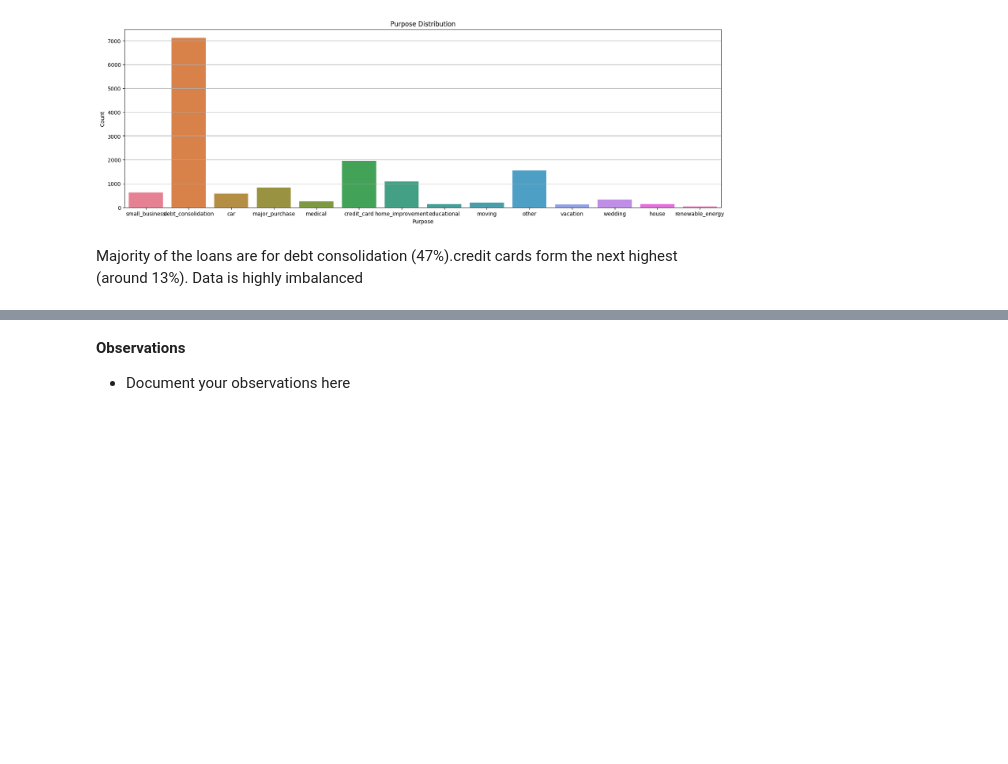
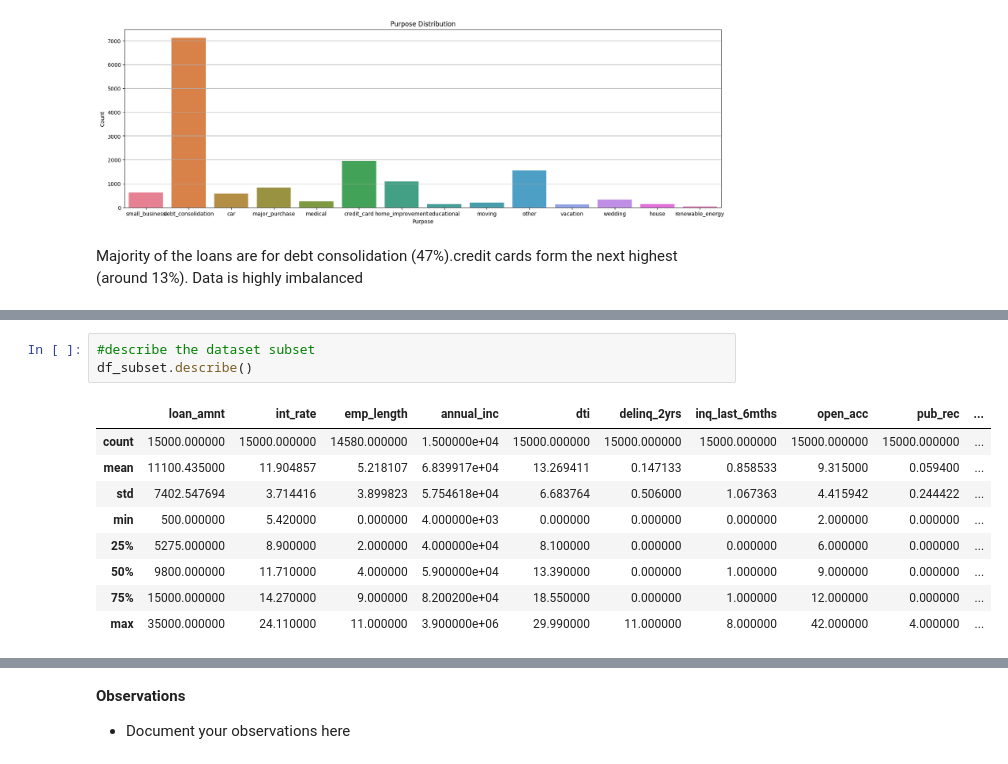
Before and after one commit to mkhallymysore/lending_club, a Jupyter notebook: Starter_Code_Loan_Approval_Lending_Club.ipynb, the cells around one changed output, grey strips where cells are left out. Drawn from its saved outputs; the diff is of its cells as text; blank space fills up the shorter version.

```diff
--- a/Starter_Code_Loan_Approval_Lending_Club.ipynb
+++ b/Starter_Code_Loan_Approval_Lending_Club.ipynb
@@ -605 +629,14 @@ Name: proportion, Length: 667, dtype: float64
 [figure]
+# %%
+#describe the dataset subset
+df_subset.describe()
+# %% [output]
+|  | loan_amnt | int_rate | emp_length | annual_inc | dti | delinq_2yrs | inq_last_6mths | open_acc | pub_rec | ... |
+| count | 15000.000000 | 15000.000000 | 14580.000000 | 1.500000e+04 | 15000.000000 | 15000.000000 | 15000.000000 | 15000.000000 | 15000.000000 | ... |
+| mean | 11100.435000 | 11.904857 | 5.218107 | 6.839917e+04 | 13.269411 | 0.147133 | 0.858533 | 9.315000 | 0.059400 | ... |
+| std | 7402.547694 | 3.714416 | 3.899823 | 5.754618e+04 | 6.683764 | 0.506000 | 1.067363 | 4.415942 | 0.244422 | ... |
+| min | 500.000000 | 5.420000 | 0.000000 | 4.000000e+03 | 0.000000 | 0.000000 | 0.000000 | 2.000000 | 0.000000 | ... |
+| 25% | 5275.000000 | 8.900000 | 2.000000 | 4.000000e+04 | 8.100000 | 0.000000 | 0.000000 | 6.000000 | 0.000000 | ... |
+| 50% | 9800.000000 | 11.710000 | 4.000000 | 5.900000e+04 | 13.390000 | 0.000000 | 1.000000 | 9.000000 | 0.000000 | ... |
+| 75% | 15000.000000 | 14.270000 | 9.000000 | 8.200200e+04 | 18.550000 | 0.000000 | 1.000000 | 12.000000 | 0.000000 | ... |
+| max | 35000.000000 | 24.110000 | 11.000000 | 3.900000e+06 | 29.990000 | 11.000000 | 8.000000 | 42.000000 | 4.000000 | ... |
```
Also changed, not shown: parts of 10 cells of this notebook.
